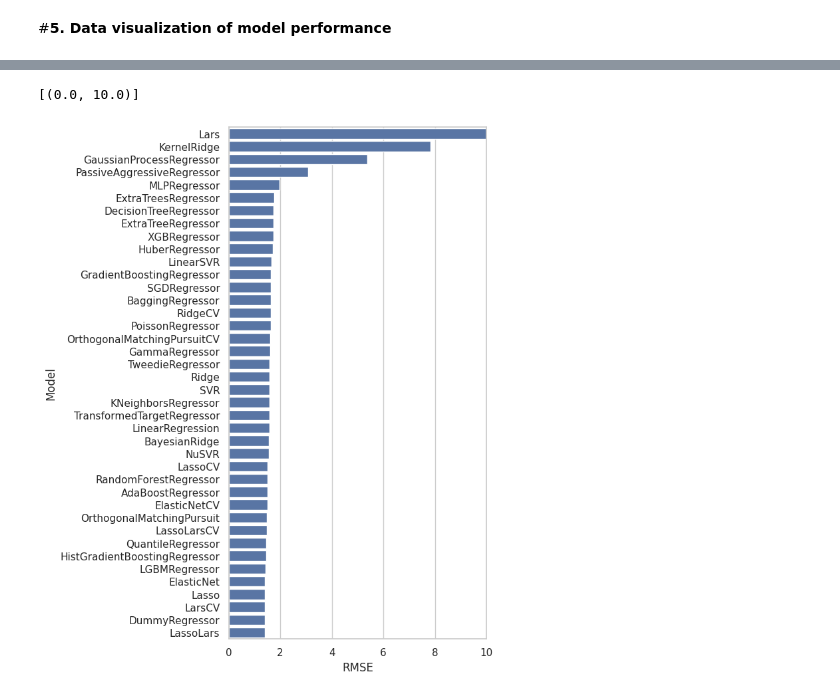
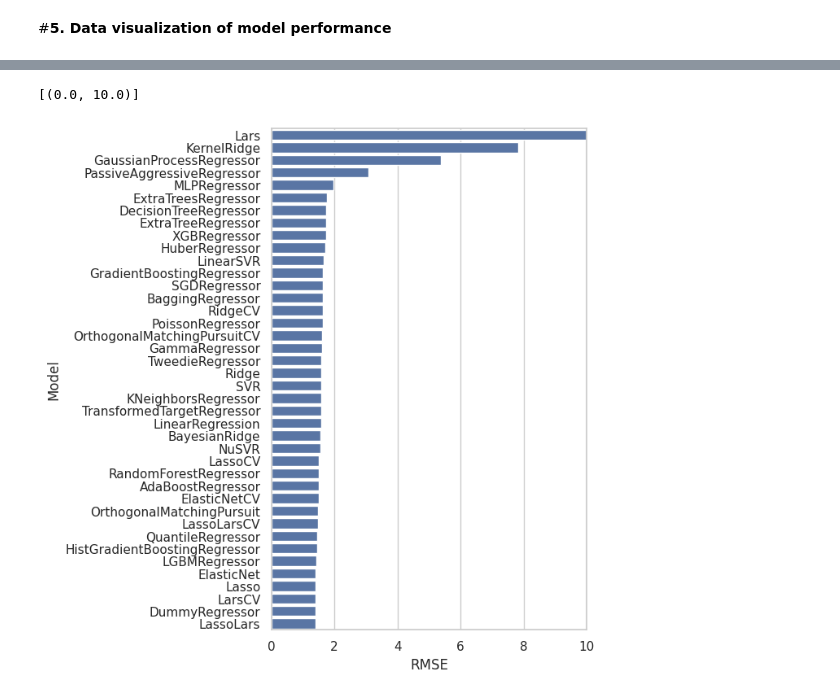
Before and after one commit to Ghaidahazaa/Investigating-Compounds-Targeting-nAChR-, a Jupyter notebook: ML_for_Neuronal_acetylcholine_Compare_Regressors.ipynb, the cells around one changed output, grey strips where cells are left out. Drawn from its saved outputs; the diff is of its cells as text; code cells hidden in the pictures.

```diff
--- a/ML_for_Neuronal_acetylcholine_Compare_Regressors.ipynb
+++ b/ML_for_Neuronal_acetylcholine_Compare_Regressors.ipynb
@@ -149,16 +149,16 @@ ax.set(xlim=(0, 1))
 # %%
 
 # Bar plot of RMSE values
 import matplotlib.pyplot as plt
 import seaborn as sns
 
-plt.figure(figsize=(5, 10))
+plt.figure(figsize=(5, 8))
 sns.set_theme(style="whitegrid")
 ax = sns.barplot(y=train.index, x="RMSE", data=train)
 ax.set(xlim=(0, 10))
 # %% [output]
 [(0.0, 10.0)]
-[figure, old version]
+[figure, new version]
 # %%
 
 # Bar plot of calculation time
```
Also changed, not shown: parts of 2 cells of this notebook.
